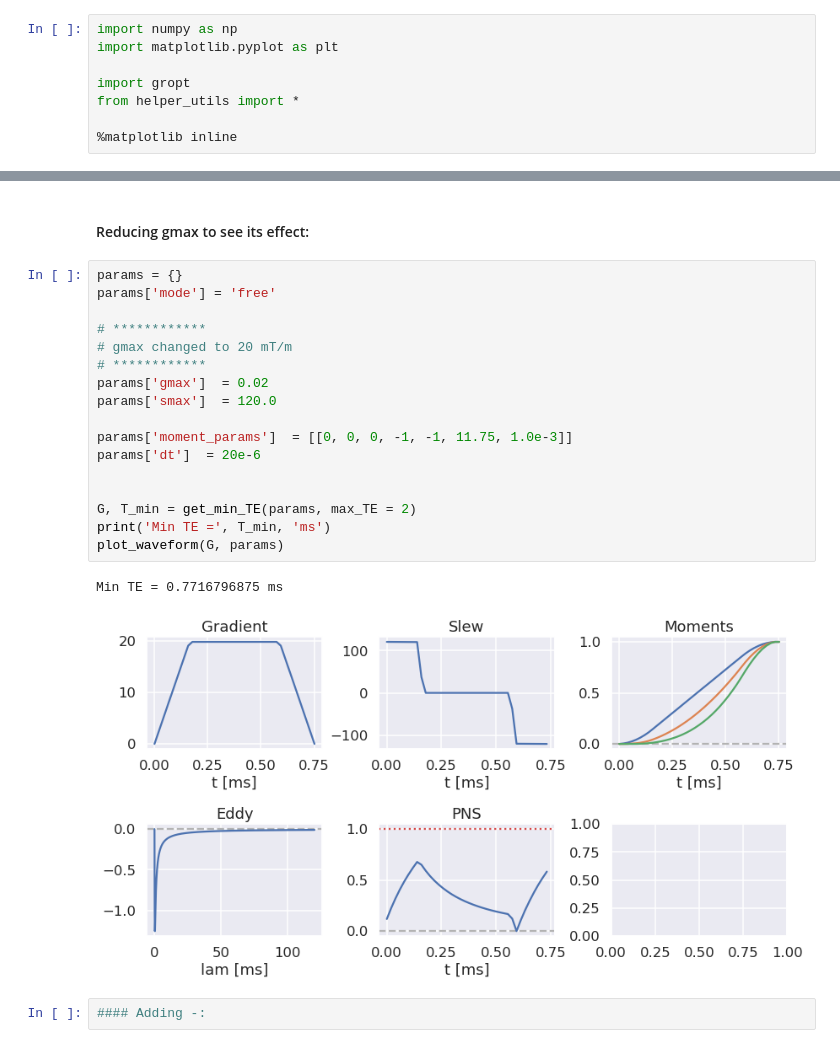
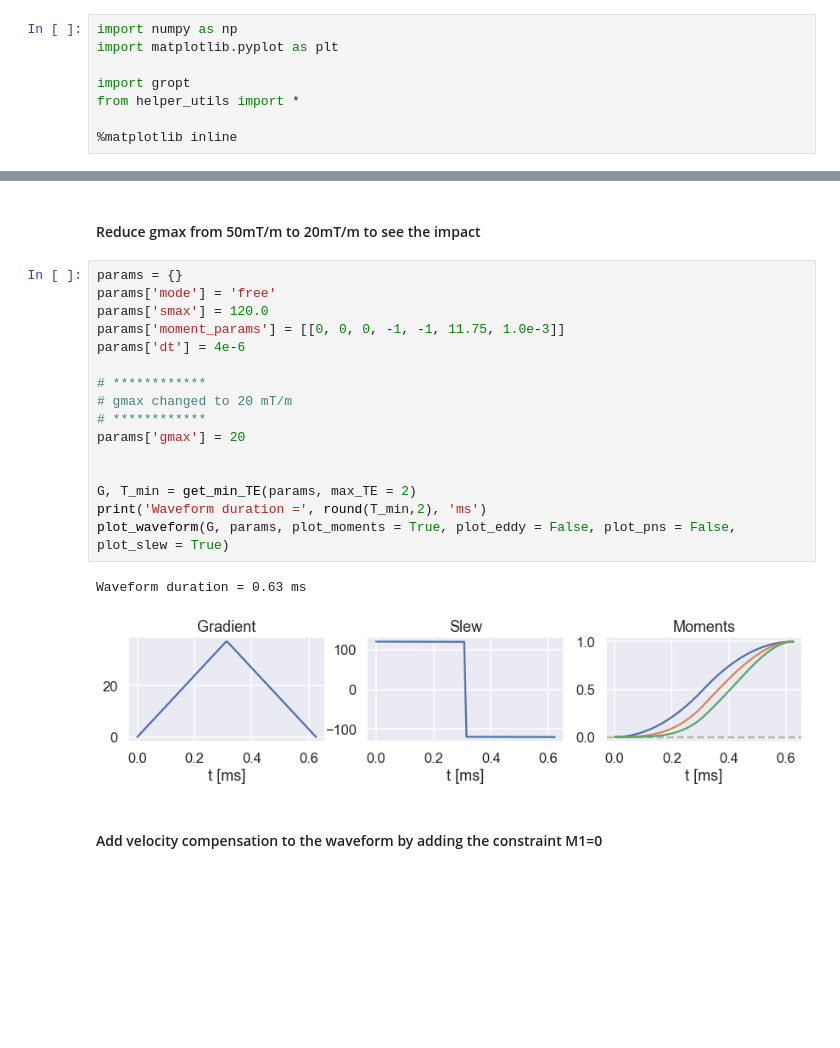
Before and after one commit to mloecher/gropt, a Jupyter notebook: python/ismrm_demo.ipynb, the cells around one changed output, grey strips where cells are left out. Drawn from its saved outputs; the diff is of its cells as text; blank space fills up the shorter version.

```diff
--- a/python/ismrm_demo.ipynb
+++ b/python/ismrm_demo.ipynb
@@ -50,27 +58,26 @@ Min TE = 0.6640625000000001 ms
-# %% [markdown]
-#### Reducing gmax to see its effect:
+# %% [markdown]
+#### Reduce gmax from 50mT/m to 20mT/m to see the impact
 # %%
 params = {}
 params['mode'] = 'free'
+params['smax'] = 120.0
+params['moment_params'] = [[0, 0, 0, -1, -1, 11.75, 1.0e-3]]
+params['dt'] = 4e-6
 
 # ************
 # gmax changed to 20 mT/m
 # ************
-params['gmax']  = 0.02
-params['smax']  = 120.0
-
-params['moment_params']  = [[0, 0, 0, -1, -1, 11.75, 1.0e-3]]
-params['dt']  = 20e-6
+params['gmax'] = 20
 
 
 G, T_min = get_min_TE(params, max_TE = 2)
-print('Min TE =', T_min, 'ms')
-plot_waveform(G, params)
+print('Waveform duration =', round(T_min,2), 'ms')
+plot_waveform(G, params, plot_moments = True, plot_eddy = False, plot_pns = False, plot_slew = True)
 # %% [output]
-Min TE = 0.7716796875 ms
+Waveform duration = 0.63 ms
-[figure, old version]
+[figure, new version]
-# %%
-#### Adding -:
+# %% [markdown]
+#### Add velocity compensation to the waveform by adding the constraint M1=0
 # %%
 params = {}
 params['mode'] = 'free'
```
Also changed, not shown: parts of 24 cells of this notebook, 4 other files.
